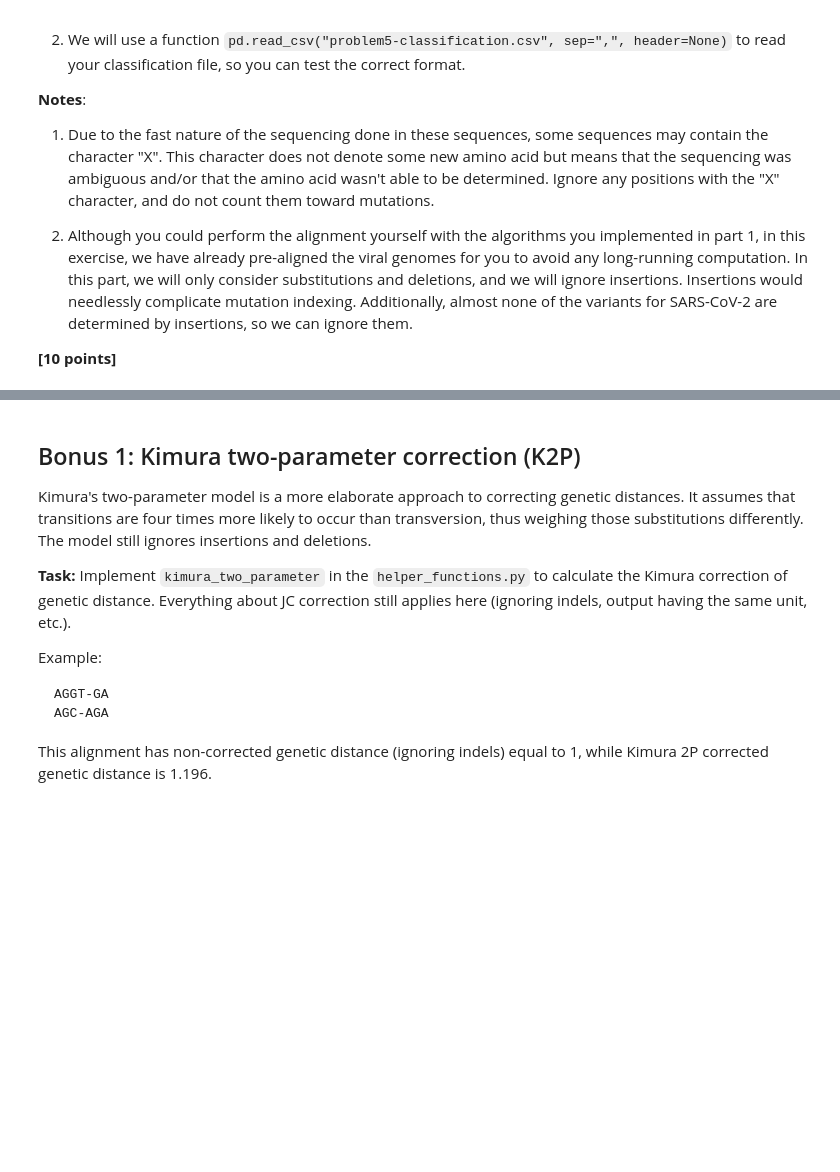
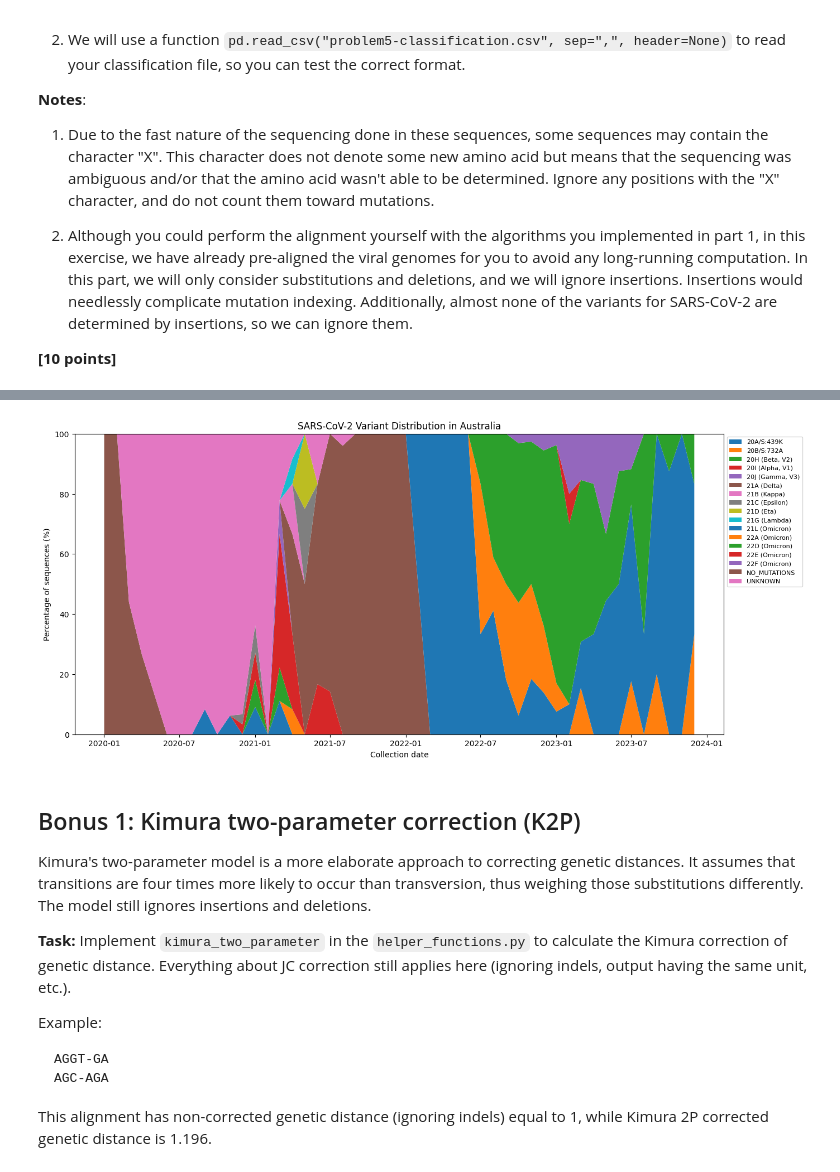
Before and after one commit to z5547586rhonda/assign_viral_evo, a Jupyter notebook: viral_evo_workbook.ipynb, the cells around one changed output, grey strips where cells are left out. Saved outputs shown, nothing was run; the diff lists cells and outputs as text; code cells hidden in the pictures; blank space fills up the shorter version.

Commit message:
finished problem 5

```diff
--- a/viral_evo_workbook.ipynb
+++ b/viral_evo_workbook.ipynb
@@ -568,0 +659,8 @@ After you have assigned all the sequences to a variant, create a plot showing th
+# %%
+# save csv
+df = pd.DataFrame(results, columns=["accession_id", "variant"])
+df.to_csv("problem5-classification.csv", index=False, header=False)
+
+print(df.head())
+print(df["variant"].value_counts())
+print(pd.read_csv("problem5-classification.csv", sep=",", header=None).head())
@@ -568,0 +685,13 @@ After you have assigned all the sequences to a variant, create a plot showing th
+# %%
+# changes dates into correct format
+plot_df = df.copy()
+plot_df["date"] = pd.to_datetime(dates)
+plot_df["month"] = plot_df["date"].dt.to_period("M")
+
+# count no. of sequences for each variant per month
+monthly_counts = pd.crosstab(plot_df["month"], plot_df["variant"])
+print(monthly_counts.head())
+
+# calc percentage of each variant per month
+monthly_percentages = monthly_counts.div(monthly_counts.sum(axis=1), axis=0) * 100
+print(monthly_percentages.head())
@@ -569,3 +716,22 @@ After you have assigned all the sequences to a variant, create a plot showing th
+# %%
+# create plot
+plt.figure(figsize=(15, 7))
+
+months = monthly_percentages.index.to_timestamp()
+
+plt.stackplot(months, monthly_percentages.T.values, labels=monthly_percentages.columns)
+
+plt.xlabel("Collection date")
+plt.ylabel("Percentage of sequences (%)")
+plt.title("SARS-CoV-2 Variant Distribution in Australia")
+
+plt.ylim(0, 100)
+plt.legend(loc="upper left", bbox_to_anchor=(1, 1), fontsize=8)
+
+plt.savefig("problem5.svg")
+plt.show()
+# %% [output]
+[figure, added]
 # %% [markdown]
 ## Bonus 1: Kimura two-parameter correction (K2P)
 
```
Also changed, not shown: parts of 5 cells of this notebook.
